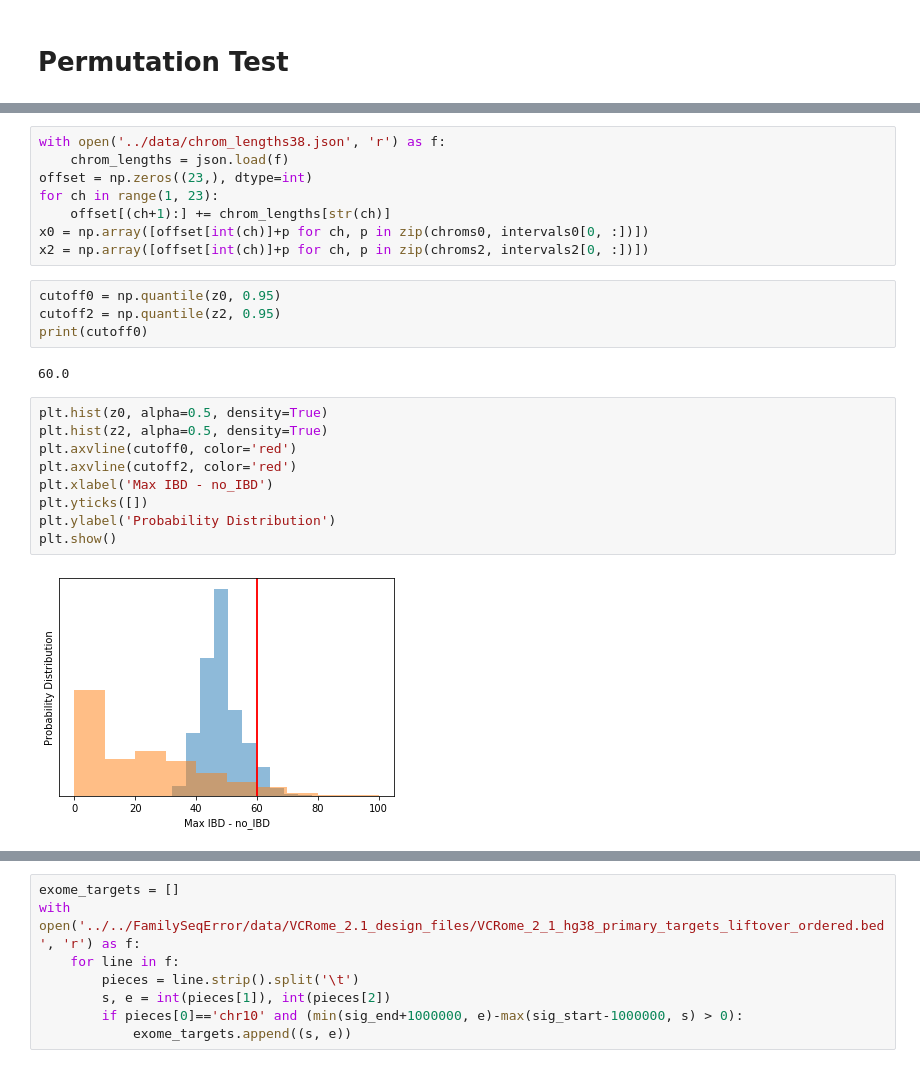
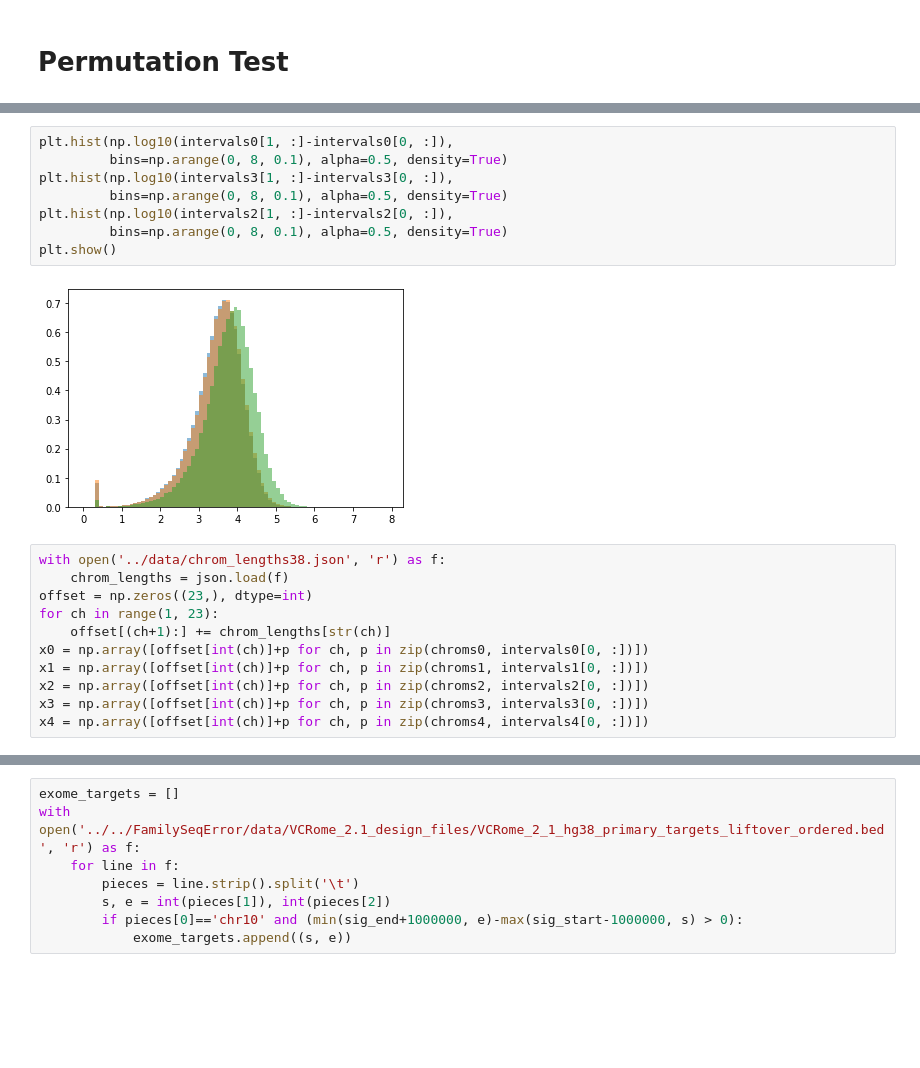
Before and after one commit to kpaskov/SibpairLinkage, a Jupyter notebook: analysis/Experimenting-With-Stats.ipynb, the cells around one changed output, grey strips where cells are left out. Drawn from its saved outputs; the diff is of its cells as text; blank space fills up the shorter version.

```diff
--- a/analysis/Experimenting-With-Stats.ipynb
+++ b/analysis/Experimenting-With-Stats.ipynb
@@ -37,3 +65,13 @@ print(chroms0.shape, chroms2.shape)
+# %%
+plt.hist(np.log10(intervals0[1, :]-intervals0[0, :]),
+         bins=np.arange(0, 8, 0.1), alpha=0.5, density=True)
+plt.hist(np.log10(intervals3[1, :]-intervals3[0, :]),
+         bins=np.arange(0, 8, 0.1), alpha=0.5, density=True)
+plt.hist(np.log10(intervals2[1, :]-intervals2[0, :]),
+         bins=np.arange(0, 8, 0.1), alpha=0.5, density=True)
+plt.show()
+# %% [output]
+[figure, added]
 # %%
 with open('../data/chrom_lengths38.json', 'r') as f:
     chrom_lengths = json.load(f)
@@ -41,21 +79,7 @@ offset = np.zeros((23,), dtype=int)
 for ch in range(1, 23):
     offset[(ch+1):] += chrom_lengths[str(ch)]
 x0 = np.array([offset[int(ch)]+p for ch, p in zip(chroms0, intervals0[0, :])])
+x1 = np.array([offset[int(ch)]+p for ch, p in zip(chroms1, intervals1[0, :])])
 x2 = np.array([offset[int(ch)]+p for ch, p in zip(chroms2, intervals2[0, :])])
+x3 = np.array([offset[int(ch)]+p for ch, p in zip(chroms3, intervals3[0, :])])
+x4 = np.array([offset[int(ch)]+p for ch, p in zip(chroms4, intervals4[0, :])])
-# %%
-cutoff0 = np.quantile(z0, 0.95)
-cutoff2 = np.quantile(z2, 0.95)
-print(cutoff0)
-# %% [output]
-60.0
-# %%
-plt.hist(z0, alpha=0.5, density=True)
-plt.hist(z2, alpha=0.5, density=True)
-plt.axvline(cutoff0, color='red')
-plt.axvline(cutoff2, color='red')
-plt.xlabel('Max IBD - no_IBD')
-plt.yticks([])
-plt.ylabel('Probability Distribution')
-plt.show()
-# %% [output]
-[figure, removed]
```
Also changed, not shown: parts of 22 cells of this notebook, 13 other files.
